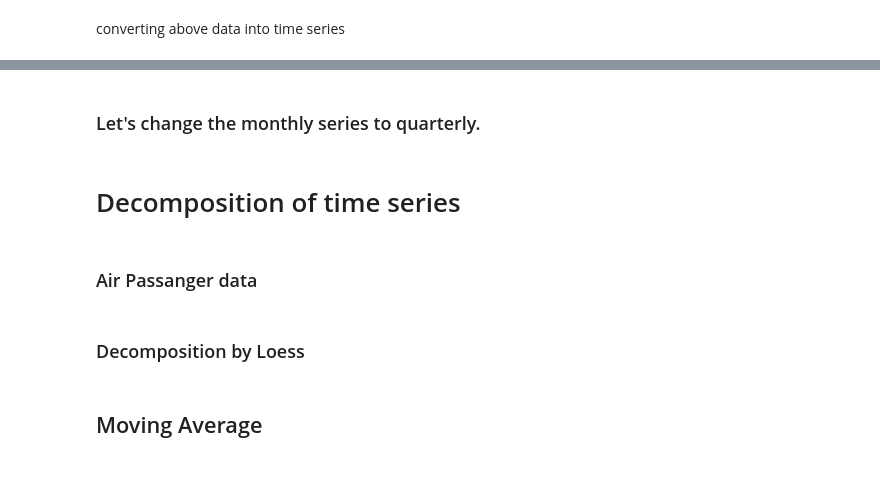
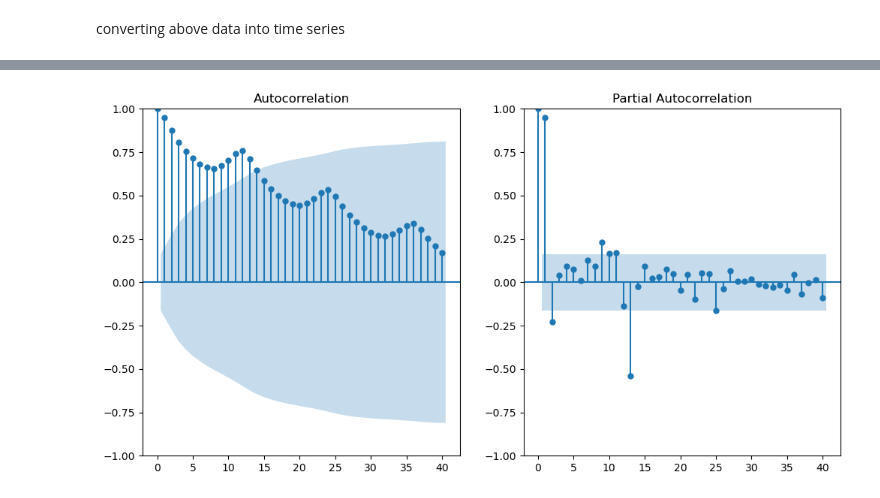
Before and after one commit to j33tu/mtech, a Jupyter notebook: ClassLectures/Sem2/TSF/G2-class1.ipynb, the cells around one changed output, grey strips where cells are left out. Cells and saved outputs as stored; diff of their text form; code cells hidden in the pictures.

```diff
--- a/ClassLectures/Sem2/TSF/G2-class1.ipynb
+++ b/ClassLectures/Sem2/TSF/G2-class1.ipynb
@@ -180,10 +142,12 @@ number of pairs for 2012-May which was 932 is now replaced by value 976.5
-# %% [markdown]
-### Let's change the monthly series to quarterly.
-# %% [markdown]
-# Decomposition of time series
-# %% [markdown]
-### Air Passanger data
-# %% [markdown]
-### Decomposition by Loess
-# %% [markdown]
-## Moving Average
+# %%
+#above data is not stationary
+#HOW TO MAKE IT STATIONARY
+# Plot ACF and PACF to identify the order of the model
+plt.figure(figsize=(12, 6))
+plt.subplot(121)
+sm.graphics.tsa.plot_acf(y, lags=40, ax=plt.gca())
+plt.subplot(122)
+sm.graphics.tsa.plot_pacf(y, lags=40, ax=plt.gca())
+plt.show()
+# %% [output]
+[figure, added]
```
Also changed, not shown: parts of 68 cells of this notebook, 43 other files.
